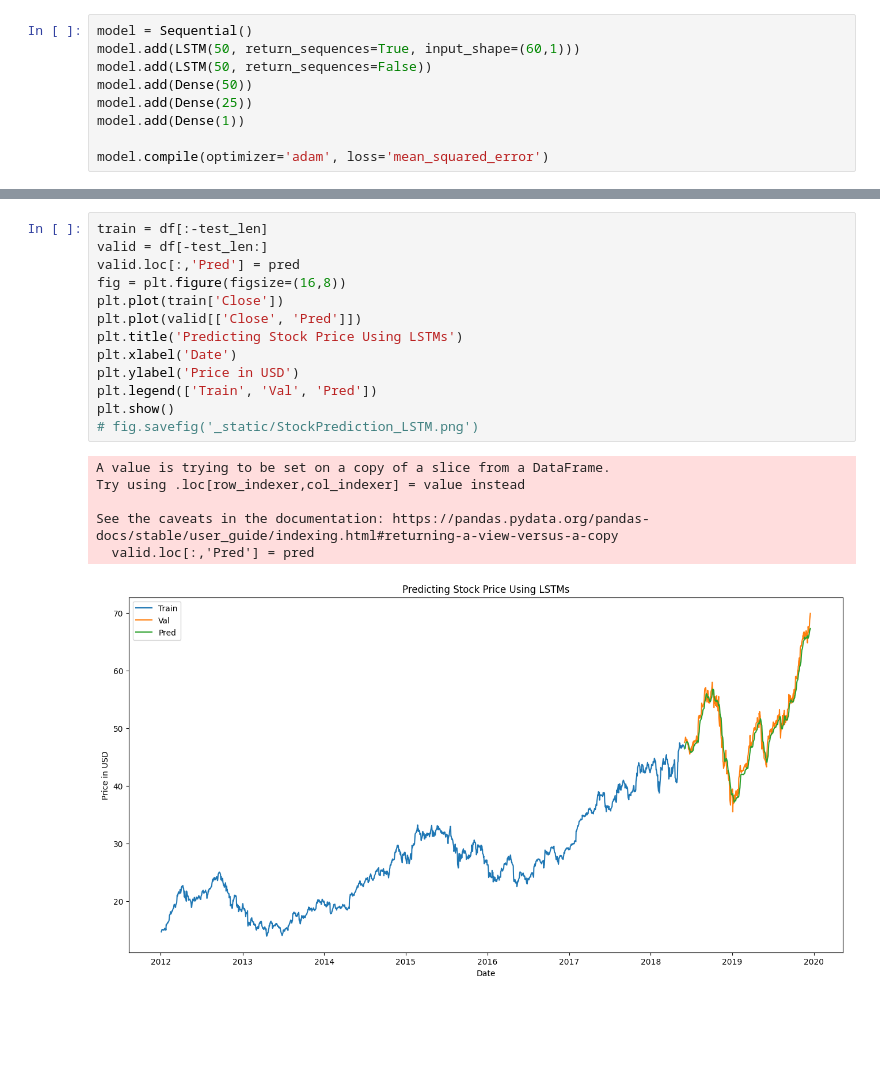
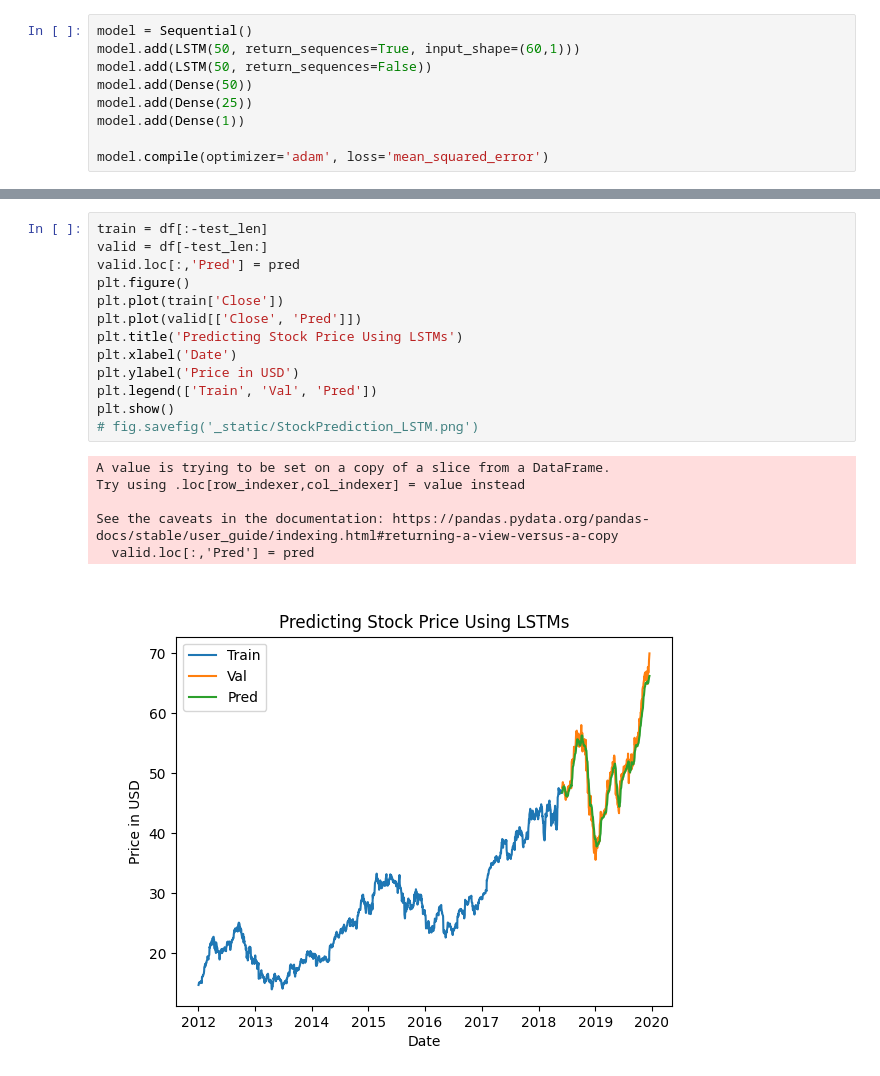
Before and after one commit to GauthamBellamkonda/ML-in-Finance, a Jupyter notebook: StockPrediction_LSTM.ipynb, the cells around one changed output, grey strips where cells are left out. Saved outputs shown, nothing was run; the diff lists cells and outputs as text; blank space fills up the shorter version.

```diff
--- a/StockPrediction_LSTM.ipynb
+++ b/StockPrediction_LSTM.ipynb
@@ -114,20 +115,20 @@ R2 Score (Coefficient of Determination) on Validation Set 0.9592597339225252
 # %%
 train = df[:-test_len]
 valid = df[-test_len:]
 valid.loc[:,'Pred'] = pred
-fig = plt.figure(figsize=(16,8))
+plt.figure()
 plt.plot(train['Close'])
 plt.plot(valid[['Close', 'Pred']])
 plt.title('Predicting Stock Price Using LSTMs')
 plt.xlabel('Date')
 plt.ylabel('Price in USD')
 plt.legend(['Train', 'Val', 'Pred'])
 plt.show()
 # fig.savefig('_static/StockPrediction_LSTM.png')
 # %% [output]
 A value is trying to be set on a copy of a slice from a DataFrame.
 Try using .loc[row_indexer,col_indexer] = value instead
 
 See the caveats in the documentation: https://pandas.pydata.org/pandas-docs/stable/user_guide/indexing.html#returning-a-view-versus-a-copy
   valid.loc[:,'Pred'] = pred
-[figure, old version]
+[figure, new version]
```
Also changed, not shown: parts of 7 cells of this notebook, 1 other file.
